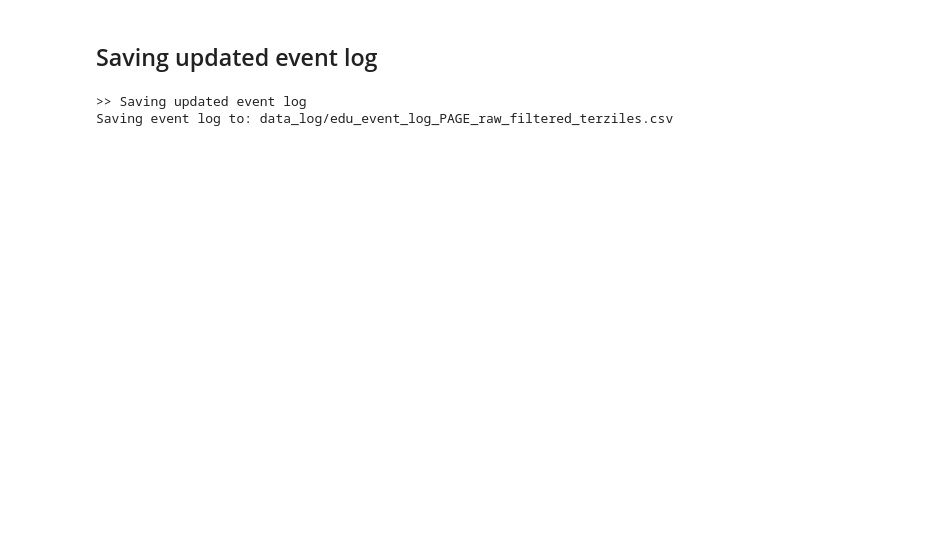
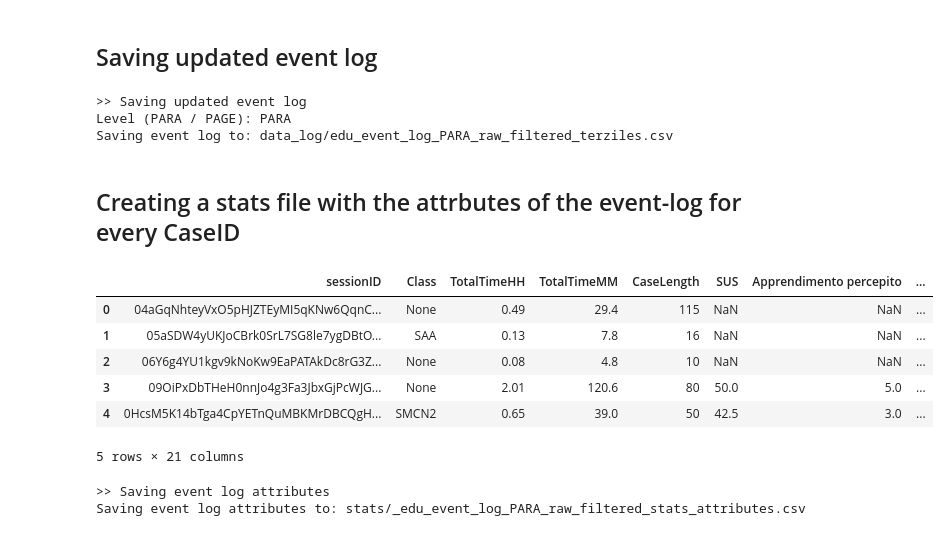
Before and after one commit to roberto-nai/WEBTUTORIAL-UNITO-EVENTLOG, a Jupyter notebook: 04_log_analysis.ipynb, the cells around one changed output. Drawn from its saved outputs; the diff is of its cells as text; code cells hidden in the pictures; blank space fills up the shorter version.

```diff
--- a/04_log_analysis.ipynb
+++ b/04_log_analysis.ipynb
@@ -323,10 +387,61 @@ df_log.head(5)
 ## Saving updated event log
 # %%
 print(">> Saving updated event log")
+print("Level (PARA / PAGE):", level_input)
 file_name = Path(log_file_name).stem
 path_out = Path(log_dir) / f"{file_name}_terziles.csv"
 print("Saving event log to:", path_out)
 df_log.to_csv(path_out, sep=csv_sep, index=False)
 # %% [output]
 >> Saving updated event log
-Saving event log to: data_log/edu_event_log_PAGE_raw_filtered_terziles.csv
+Level (PARA / PAGE): PARA
+Saving event log to: data_log/edu_event_log_PARA_raw_filtered_terziles.csv
+# %% [markdown]
+## Creating a stats file with the attrbutes of the event-log for every CaseID
+# %%
+# First, add 'TotalTimeMM' to the original DataFrame by converting 'TotalTimeHH' to minutes
+df_log['TotalTimeMM'] = round(df_log['TotalTimeHH'] * 60,2)
+
+# Grou by
+attributes_log_df = df_log.groupby('sessionID').agg({
+    'Class': 'first',
+    'TotalTimeHH': 'first',
+    'TotalTimeMM': 'first',
+    'CaseLength': 'first',
+    'SUS': 'first',
+    'Apprendimento percepito': 'first',
+    'UEQ - Pragmatic': 'first',
+    'UEQ - Hedonic': 'first',
+    'UEQ - Overall': 'first',
+    'SUS_Tercile': 'first',
+    'Apprendimento percepito_Tercile': 'first',
+    'UEQ - Overall_Tercile': 'first',
+    'QuizSessionCount': 'first',
+    'QuizAnswerCorrectTotal': 'first',
+    'QuizAnswerWrongTotal': 'first',
+    'QuizAnswerCorrectRatioOverCount': 'first',
+    'QuizAnswerCorrectRatioOverAll': 'first',
+    'QuizAnswerCorrectRatioOverAll_Tercile': 'first',
+    'menu': lambda x: list(set(x)),  # Creating a list of unique menu values per sessionID,
+    'pageTitle': lambda x: list(set(x))
+}).reset_index()
+# %%
+attributes_log_df.head(5)
+# %% [output]
+|  | sessionID | Class | TotalTimeHH | TotalTimeMM | CaseLength | SUS | Apprendimento percepito | ... |
+| 0 | 04aGqNhteyVxO5pHJZTEyMI5qKNw6QqnC... | None | 0.49 | 29.4 | 115 | NaN | NaN | ... |
+| 1 | 05aSDW4yUKJoCBrk0SrL7SG8le7ygDBtO... | SAA | 0.13 | 7.8 | 16 | NaN | NaN | ... |
+| 2 | 06Y6g4YU1kgv9kNoKw9EaPATAkDc8rG3Z... | None | 0.08 | 4.8 | 10 | NaN | NaN | ... |
+| 3 | 09OiPxDbTHeH0nnJo4g3Fa3JbxGjPcWJG... | None | 2.01 | 120.6 | 80 | 50.0 | 5.0 | ... |
+| 4 | 0HcsM5K14bTga4CpYETnQuMBKMrDBCQgH... | SMCN2 | 0.65 | 39.0 | 50 | 42.5 | 3.0 | ... |
+5 rows × 21 columns
+# %%
+# Saving event log attributes
+print(">> Saving event log attributes")
+file_name = Path(log_file_name).stem
+path_out = Path(stats_dir) / f"_{file_name}_stats_attributes.csv"
+print("Saving event log attributes to:", path_out)
+attributes_log_df.to_csv(path_out, sep=csv_sep, index=False)
+# %% [output]
+>> Saving event log attributes
+Saving event log attributes to: stats/_edu_event_log_PARA_raw_filtered_stats_attributes.csv
```
Also changed, not shown: parts of 16 cells of this notebook, 31 other files.
